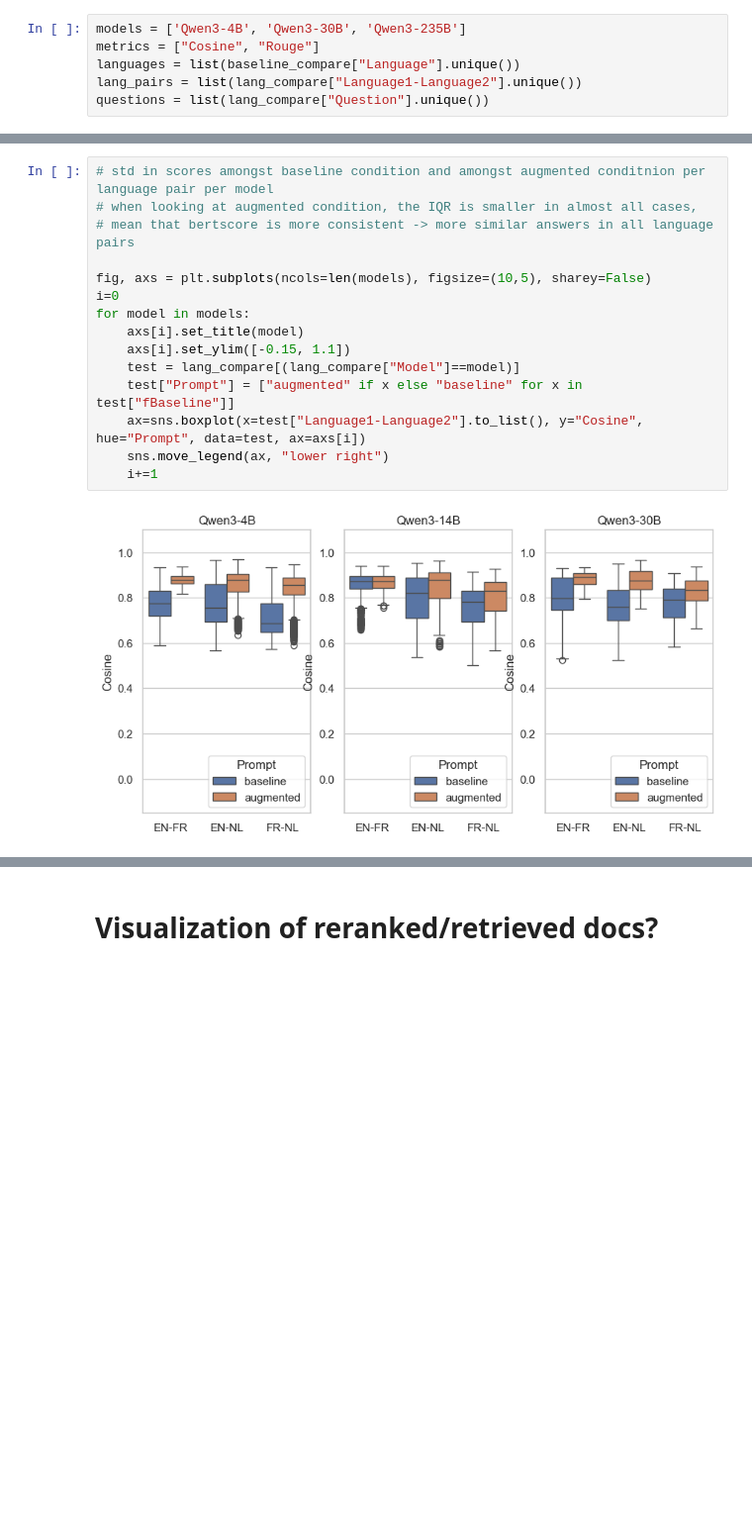
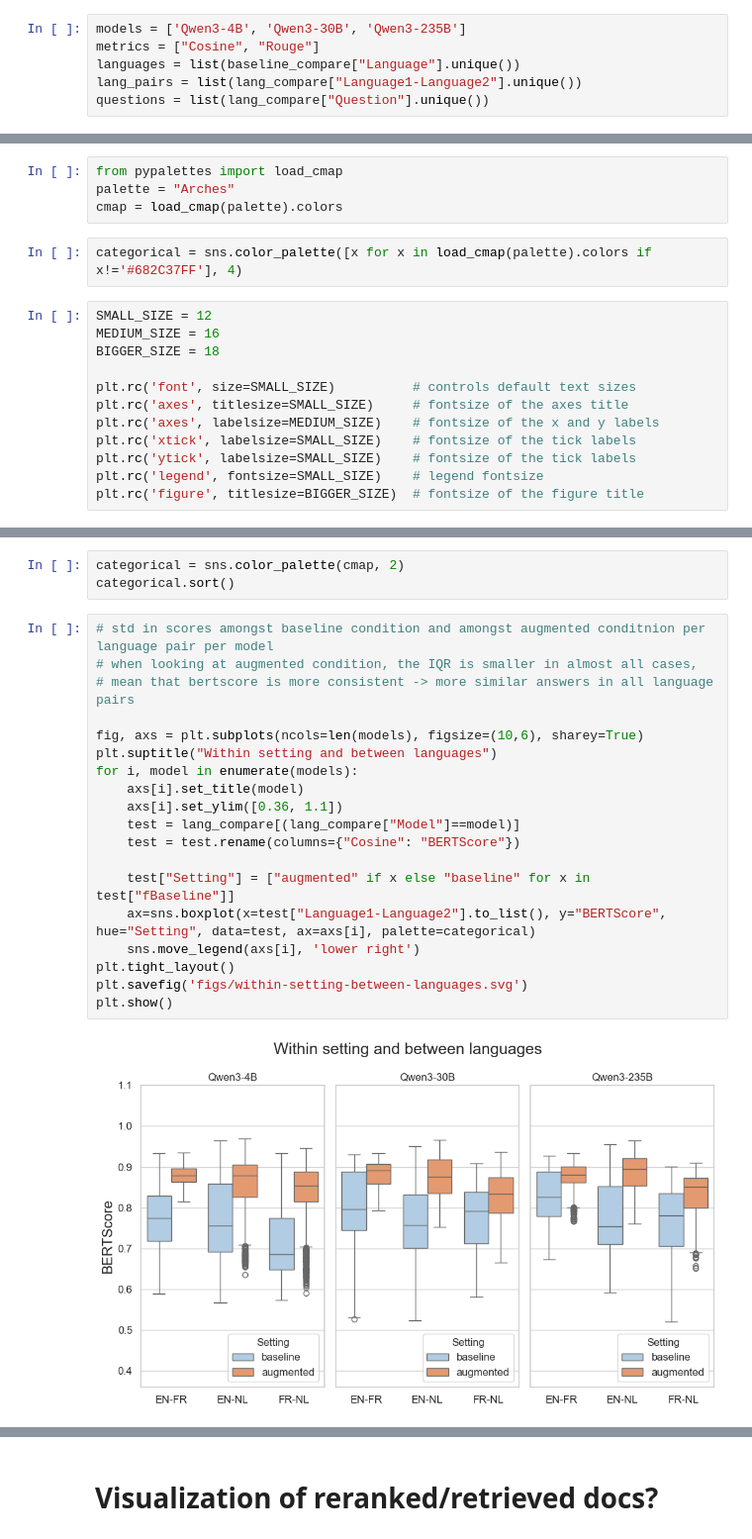
Before and after one commit to imruhi/perspectiveRAG, a Jupyter notebook: RAG/evaluation/viz_metrics.ipynb, the cells around one changed output, grey strips where cells are left out. Shown: that part at 99% size. Saved outputs shown, nothing was run; the diff lists cells and outputs as text; blank space fills up the shorter version.

Commit message:
fixed errors and saving plots

```diff
--- a/RAG/evaluation/viz_metrics.ipynb
+++ b/RAG/evaluation/viz_metrics.ipynb
@@ -108 +130,19 @@ baseline_compare.groupby(["Model", "Question", "Language"]).agg(["mean", "count"
+# %%
+from pypalettes import load_cmap
+palette = "Arches"
+cmap = load_cmap(palette).colors
+# %%
+categorical = sns.color_palette([x for x in load_cmap(palette).colors if x!='#682C37FF'], 4)
+# %%
+SMALL_SIZE = 12
+MEDIUM_SIZE = 16
+BIGGER_SIZE = 18
+
+plt.rc('font', size=SMALL_SIZE)          # controls default text sizes
+plt.rc('axes', titlesize=SMALL_SIZE)     # fontsize of the axes title
+plt.rc('axes', labelsize=MEDIUM_SIZE)    # fontsize of the x and y labels
+plt.rc('xtick', labelsize=SMALL_SIZE)    # fontsize of the tick labels
+plt.rc('ytick', labelsize=SMALL_SIZE)    # fontsize of the tick labels
+plt.rc('legend', fontsize=SMALL_SIZE)    # legend fontsize
+plt.rc('figure', titlesize=BIGGER_SIZE)  # fontsize of the figure title
 # %%
@@ -120,20 +168,27 @@ baseline_compare.groupby(["Model", "Question", "Language"]).agg(["mean", "count"
+# %%
+categorical = sns.color_palette(cmap, 2)
+categorical.sort()
 # %%
 # std in scores amongst baseline condition and amongst augmented conditnion per language pair per model
 # when looking at augmented condition, the IQR is smaller in almost all cases,
 # mean that bertscore is more consistent -> more similar answers in all language pairs
 
-fig, axs = plt.subplots(ncols=len(models), figsize=(10,5), sharey=False)
-i=0
-for model in models:
+fig, axs = plt.subplots(ncols=len(models), figsize=(10,6), sharey=True)
+plt.suptitle("Within setting and between languages")
+for i, model in enumerate(models):
     axs[i].set_title(model)
-    axs[i].set_ylim([-0.15, 1.1])
+    axs[i].set_ylim([0.36, 1.1])
     test = lang_compare[(lang_compare["Model"]==model)]
-    test["Prompt"] = ["augmented" if x else "baseline" for x in test["fBaseline"]]
-    ax=sns.boxplot(x=test["Language1-Language2"].to_list(), y="Cosine", hue="Prompt", data=test, ax=axs[i])
-    sns.move_legend(ax, "lower right")
-    i+=1
+    test = test.rename(columns={"Cosine": "BERTScore"})
+
+    test["Setting"] = ["augmented" if x else "baseline" for x in test["fBaseline"]]
+    ax=sns.boxplot(x=test["Language1-Language2"].to_list(), y="BERTScore", hue="Setting", data=test, ax=axs[i], palette=categorical)
+    sns.move_legend(axs[i], 'lower right')
+plt.tight_layout()
+plt.savefig('figs/within-setting-between-languages.svg')
+plt.show()
 # %% [output]
-[figure, old version]
+[figure, new version]
 # %%
 # std in scores amongst baseline answers and amongst augmented answers in a language per model
 # same as above but not comparing between languages
```
Also changed, not shown: parts of 16 cells of this notebook, 3 other files.
